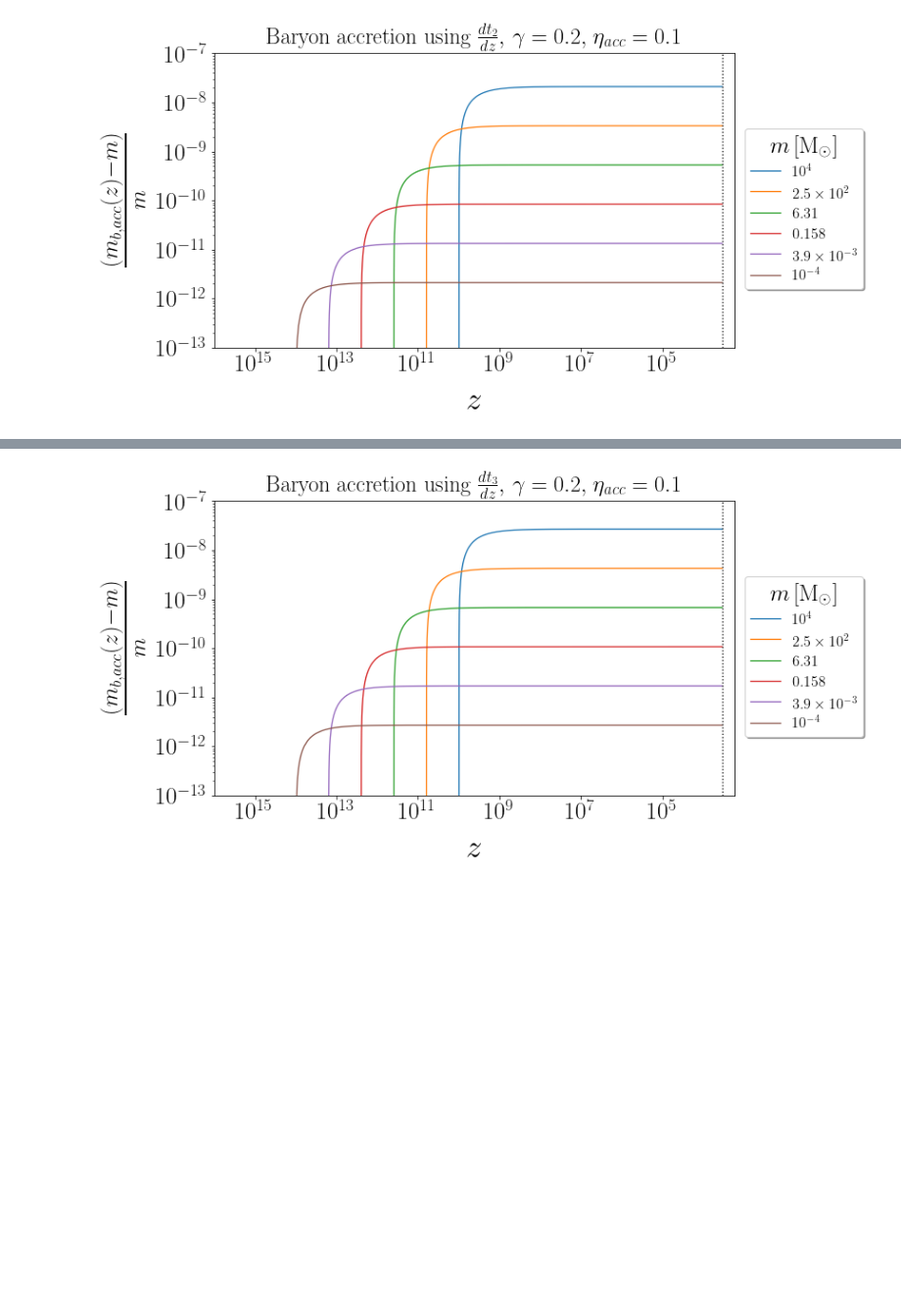
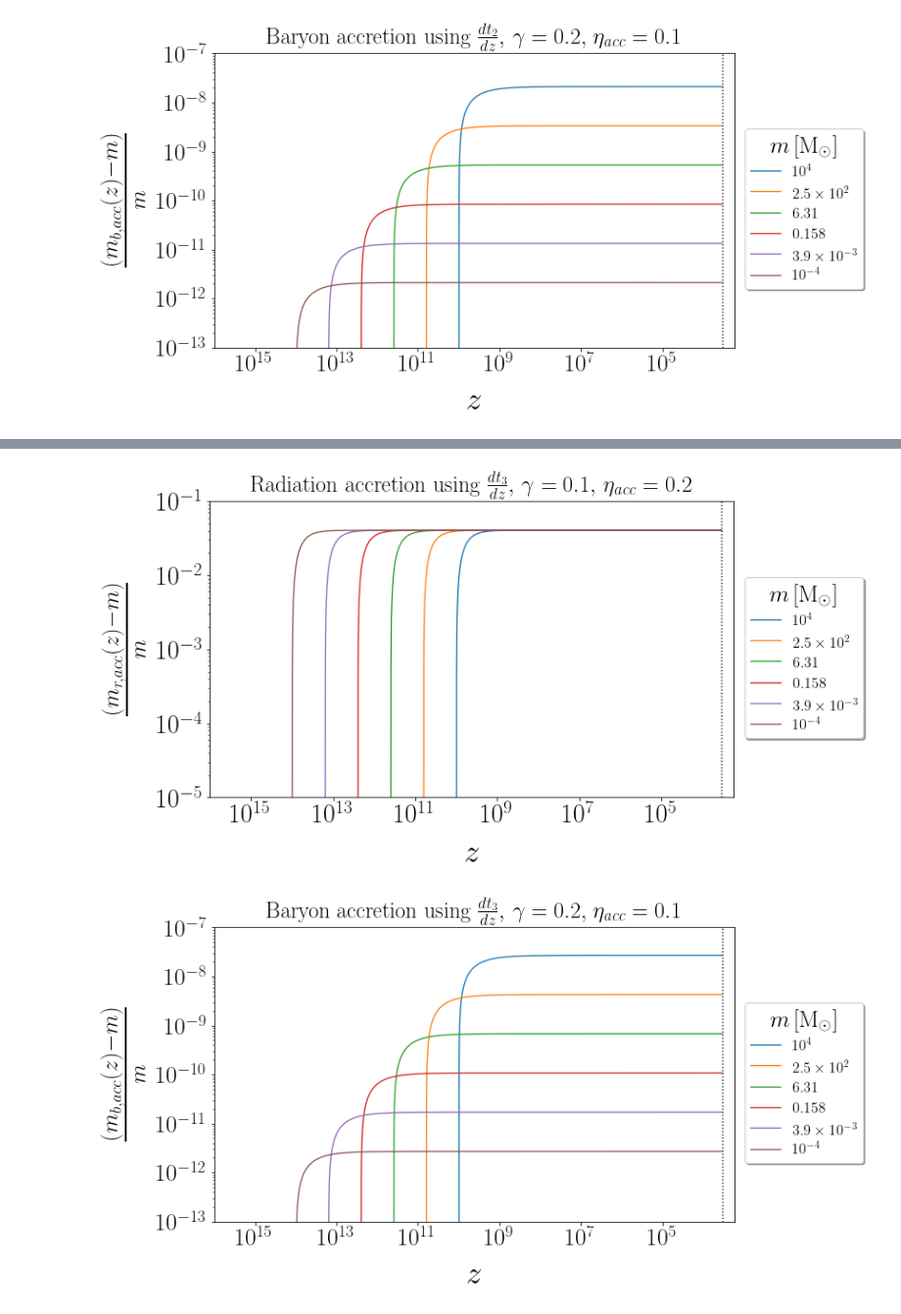
Before and after one commit to pratibhajangra591/project-2, a Jupyter notebook: accretion.ipynb, the cells around one changed output, grey strips where cells are left out. Shown: that part at 98% size. Drawn from its saved outputs; the diff is of its cells as text; code cells hidden in the pictures; blank space fills up the shorter version.

```diff
--- a/accretion.ipynb
+++ b/accretion.ipynb
@@ -286 +264,32 @@ plt.show()
+# %%
+fig, ax = plt.subplots(1, figsize = (10, 5.8))
+colors = ['C0', 'C1','C2','C3','C4', 'C5']
+
+for i, (m, color) in enumerate(zip(m_1_list, colors)):
+    m*= M_solar
+    γ = 0.2
+    z_i = z_pbh(m,  γ)
+    z = np.geomspace(z_i, z_eq, 100000)
+    ax.loglog(z, (m_racc_t3(γ , m, z)- m)/m , color = color)
+
+
+
+plt.axvline(x = z_eq,  color = 'k',  linestyle = ':')
+plt.rc('lines', linewidth = 1.3)
+plt.xticks(fontsize = 28)
+plt.yticks(fontsize = 28)
+plt.xlabel('$z$',fontsize = 34.5, labelpad = 12)
+plt.ylabel(r'$\frac{(m_{r, acc}(z) - m)}{m} $',fontsize = 34.5, labelpad = 12)
+plt.legend(['$10^{4}$', r'$2.5\times 10^{2}$',
+            '$6.31$', '$0.158$', r'$3.9\times 10^{-3}$', '$10^{-4}$'],
+           prop = {'size':16}, loc = (1.02, 0.2), shadow = True,
+           title = '$m\, [\mathrm{M_{\odot}}]$' ,
+           title_fontsize = 25, facecolor = 'white', fontsize = 65)
+plt.xlim(1e16, 0.5*z_eq)
+plt.ylim(1e-5, 0.1)
+plt.title(r'Radiation accretion using $\frac{dt_{3}}{dz}, \, \gamma = 0.1,\, \eta_{acc} = 0.2$', fontsize = 24, pad = 11)
+plt.savefig('racc_t3.pdf', bbox_inches = 'tight')
+plt.show()
+# %% [output]
+[figure, added]
 # %%
```
Also changed, not shown: parts of 14 cells of this notebook.
